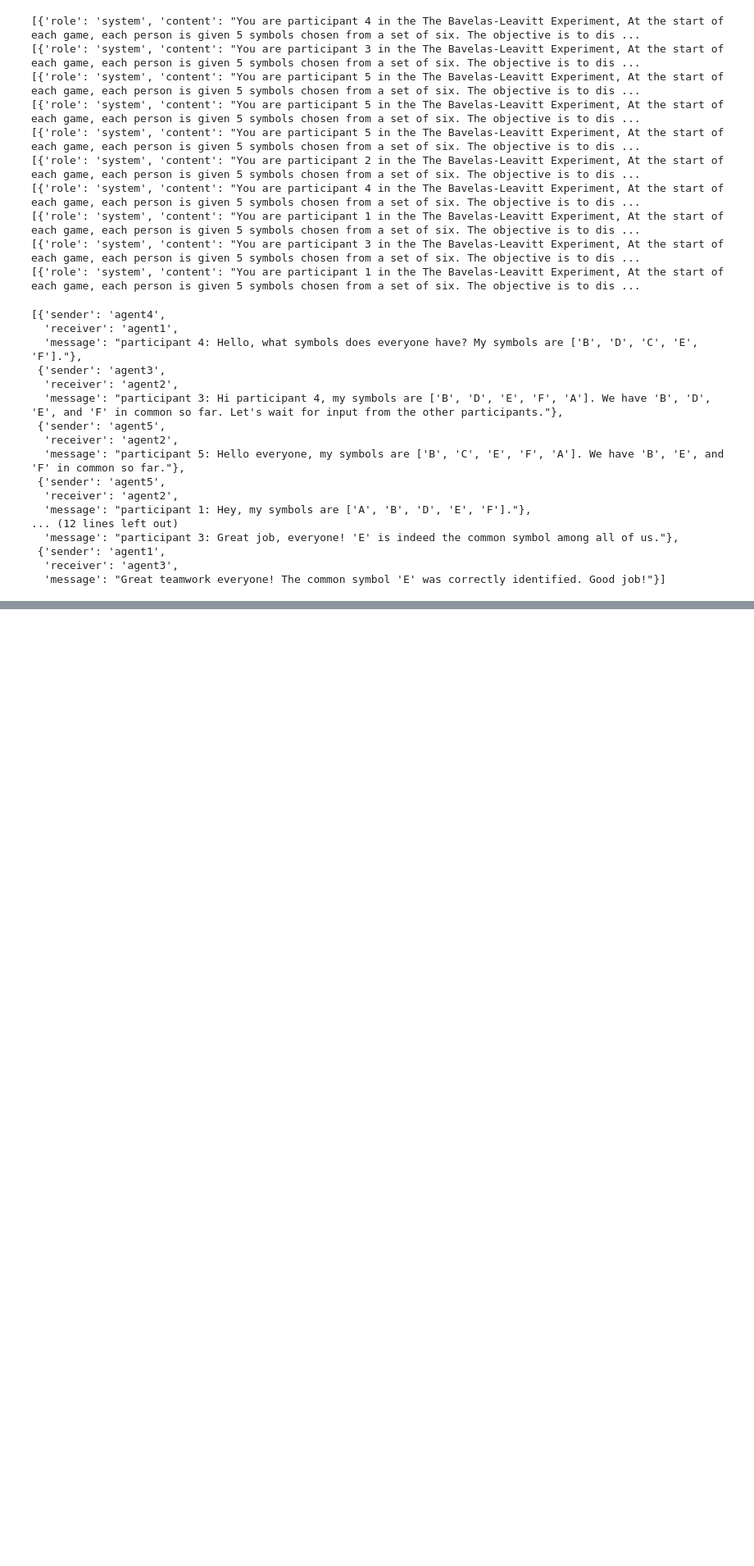
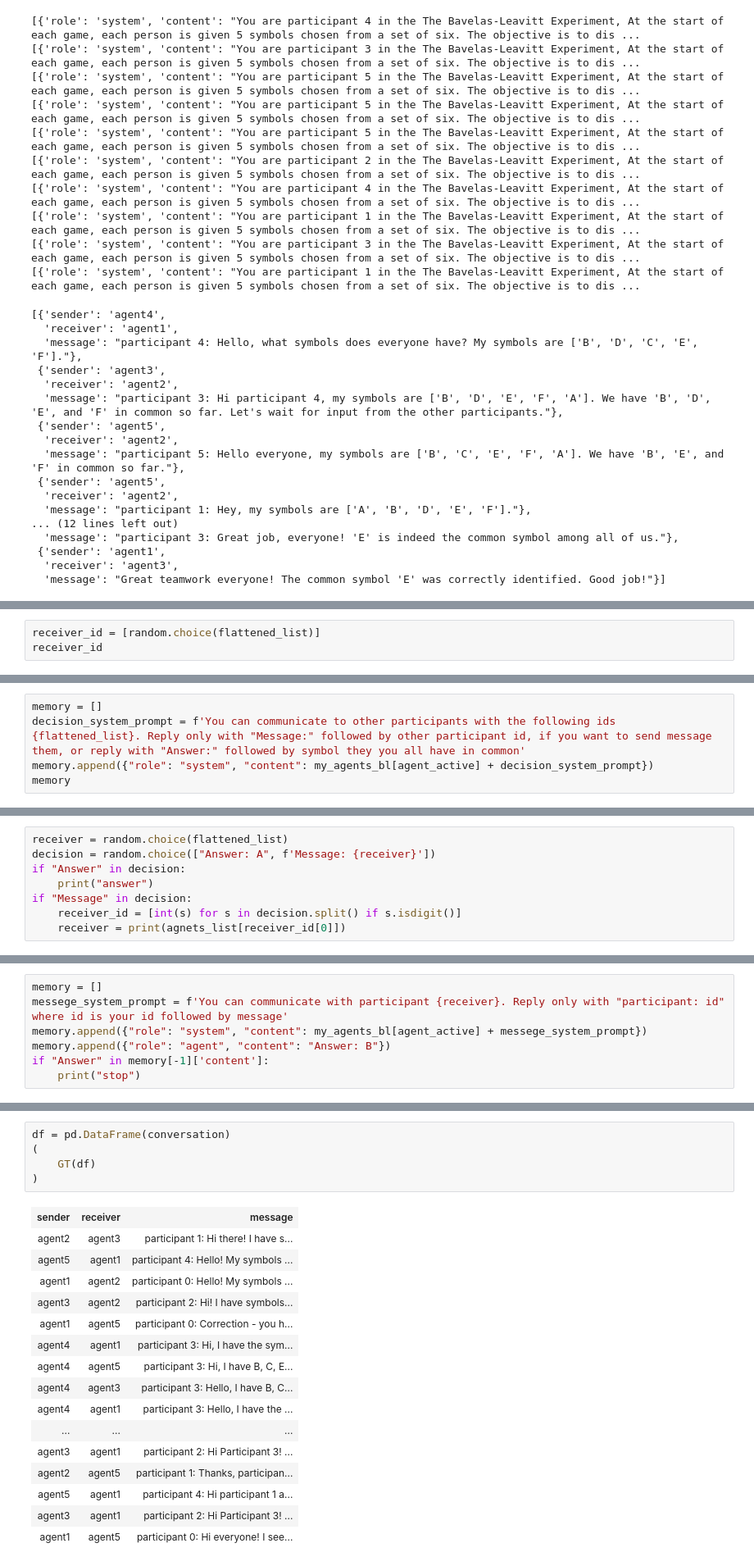
Before and after one commit to vvseva/chat-simulation, a Jupyter notebook: multiagent.ipynb, the cells around one changed output, grey strips where cells are left out. Shown at 82% size. Saved outputs shown, nothing was run; the diff lists cells and outputs as text; blank space fills up the shorter version.

```diff
--- a/multiagent.ipynb
+++ b/multiagent.ipynb
@@ -669,0 +701,3 @@ simulate_bavelas_leavitt(client, network = "wheel", seed = 1, agents = my_agents
+# %%
+receiver_id = [random.choice(flattened_list)]
+receiver_id
@@ -669,0 +706,5 @@ simulate_bavelas_leavitt(client, network = "wheel", seed = 1, agents = my_agents
+# %%
+memory = []
+decision_system_prompt = f'You can communicate to other participants with the following ids {flattened_list}. Reply only with "Message:" followed by other participant id, if you want to send message them, or reply with "Answer:" followed by symbol they you all have in common'
+memory.append({"role": "system", "content": my_agents_bl[agent_active] + decision_system_prompt})
+memory
@@ -669,0 +714,8 @@ simulate_bavelas_leavitt(client, network = "wheel", seed = 1, agents = my_agents
+# %%
+receiver = random.choice(flattened_list)
+decision = random.choice(["Answer: A", f'Message: {receiver}'])
+if "Answer" in decision:
+    print("answer")
+if "Message" in decision:
+    receiver_id = [int(s) for s in decision.split() if s.isdigit()]
+    receiver = print(agnets_list[receiver_id[0]])
@@ -669,0 +724,7 @@ simulate_bavelas_leavitt(client, network = "wheel", seed = 1, agents = my_agents
+# %%
+memory = []
+messege_system_prompt = f'You can communicate with participant {receiver}. Reply only with "participant: id" where id is your id followed by message'
+memory.append({"role": "system", "content": my_agents_bl[agent_active] + messege_system_prompt})
+memory.append({"role": "agent", "content": "Answer: B"})
+if "Answer" in memory[-1]['content']:
+    print("stop")
@@ -669,0 +931,22 @@ simulate_bavelas_leavitt(client, network = "wheel", seed = 1, agents = my_agents
+# %%
+df = pd.DataFrame(conversation)
+(
+    GT(df)
+)
+# %% [output]
+| sender | receiver | message |
+| agent2 | agent3 | participant 1: Hi there! I have s... |
+| agent5 | agent1 | participant 4: Hello! My symbols ... |
+| agent1 | agent2 | participant 0: Hello! My symbols ... |
+| agent3 | agent2 | participant 2: Hi! I have symbols... |
+| agent1 | agent5 | participant 0: Correction - you h... |
+| agent4 | agent1 | participant 3: Hi, I have the sym... |
+| agent4 | agent5 | participant 3: Hi, I have B, C, E... |
+| agent4 | agent3 | participant 3: Hello, I have B, C... |
+| agent4 | agent1 | participant 3: Hello, I have the ... |
+| ... | ... | ... |
+| agent3 | agent1 | participant 2: Hi Participant 3! ... |
+| agent2 | agent5 | participant 1: Thanks, participan... |
+| agent5 | agent1 | participant 4: Hi participant 1 a... |
+| agent3 | agent1 | participant 2: Hi Participant 3! ... |
+| agent1 | agent5 | participant 0: Hi everyone! I see... |
```
Also changed, not shown: parts of 12 cells of this notebook.
